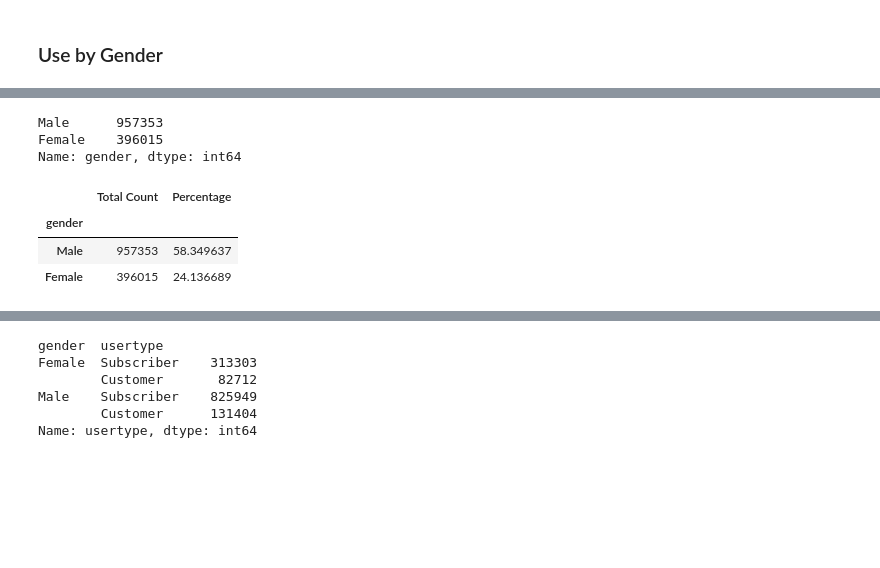
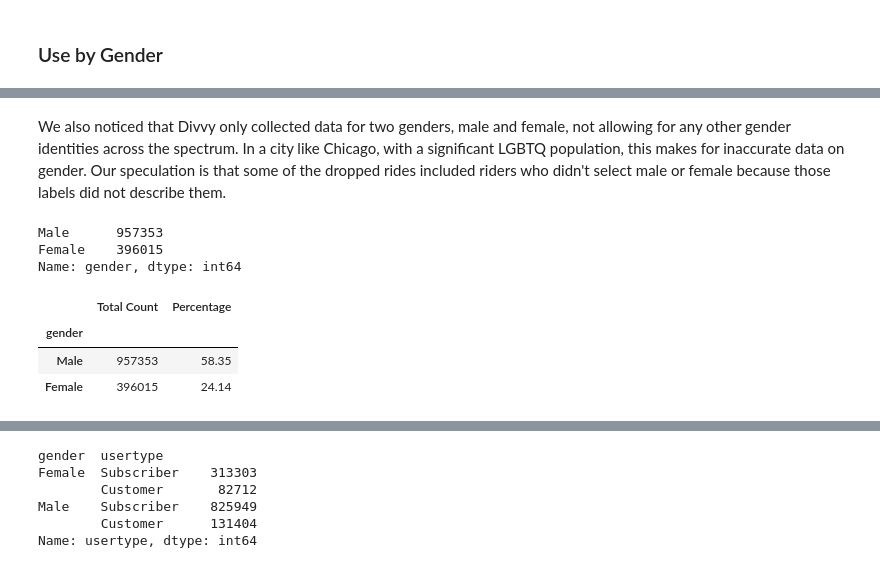
Before and after one commit to ruthhinkle/divvy-analysis, a Jupyter notebook: Divvy'ing_Up_Data_Final_Notebook.ipynb, the cells around one changed output, grey strips where cells are left out. Saved outputs shown, nothing was run; the diff lists cells and outputs as text; code cells hidden in the pictures; blank space fills up the shorter version.

```diff
--- a/Divvy'ing_Up_Data_Final_Notebook.ipynb
+++ b/Divvy'ing_Up_Data_Final_Notebook.ipynb
@@ -415,3 +680,5 @@ usertype_demographics_df.sort_values('Total Count', ascending = False)
+# %% [markdown]
+We also noticed that Divvy only collected data for two genders, male and female, not allowing for any other gender identities across the spectrum. In a city like Chicago, with a significant LGBTQ population, this makes for inaccurate data on gender. Our speculation is that some of the dropped rides included riders who didn't select male or female because those labels did not describe them.
 # %%
 # Find amount of Male and Female riders
 divvy_df['gender'].value_counts()
@@ -422,25 +689,25 @@ Name: gender, dtype: int64
 # %%
 # Group by gender
 usertype_gender_df = divvy_df.groupby('gender')
 
 # Count number of trips for each gender
 count_number_gender = divvy_df['trip_id'].nunique()
 
 # Count number of each gender
 gender_type_number = usertype_gender_df['trip_id'].nunique()
 
 # Calculate percentage for gender
-percent_gender =  gender_type_number / count_number_gender * 100
+percent_gender =  round((gender_type_number / count_number_gender * 100),2)
 
 # Display gender demographics
 gender_demographics_df = pd.DataFrame({'Total Count':gender_type_number,
                                        'Percentage':percent_gender})
 gender_demographics_df.sort_values('Total Count', ascending = False)
 # %% [output]
 |  | Total Count | Percentage |
 | gender |  |  |
-| Male | 957353 | 58.349637 |
-| Female | 396015 | 24.136689 |
+| Male | 957353 | 58.35 |
+| Female | 396015 | 24.14 |
 # %%
 # Total Divvy Riders based on Gender- PIE CHART
 gender_data = divvy_df['gender'].value_counts()
```
Also changed, not shown: parts of 52 cells of this notebook, 27 other files.
